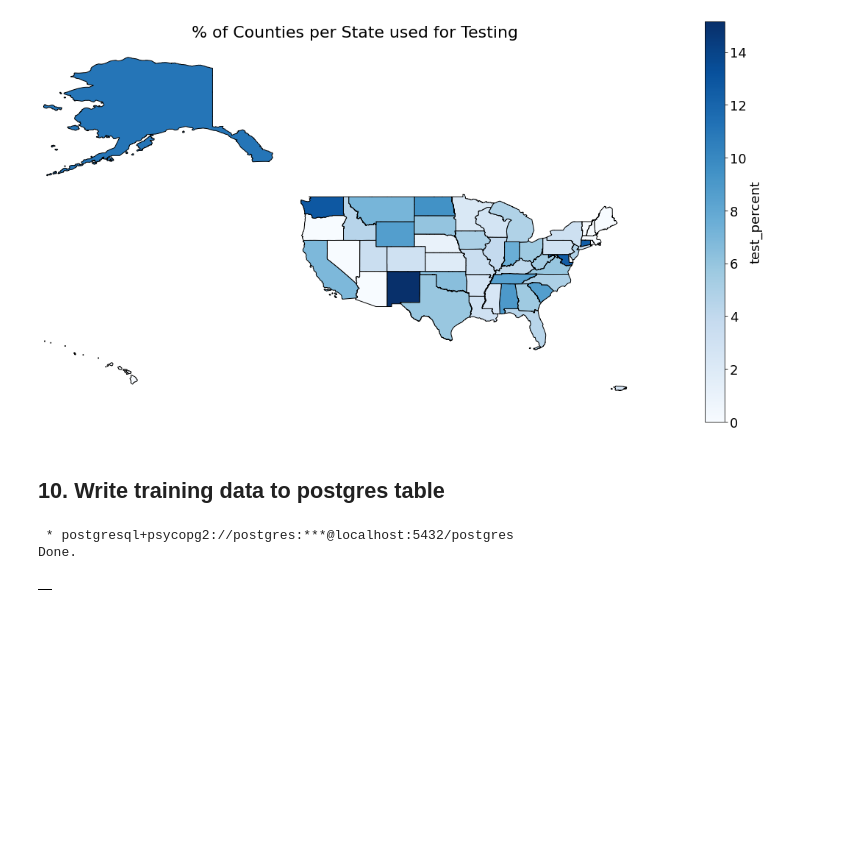
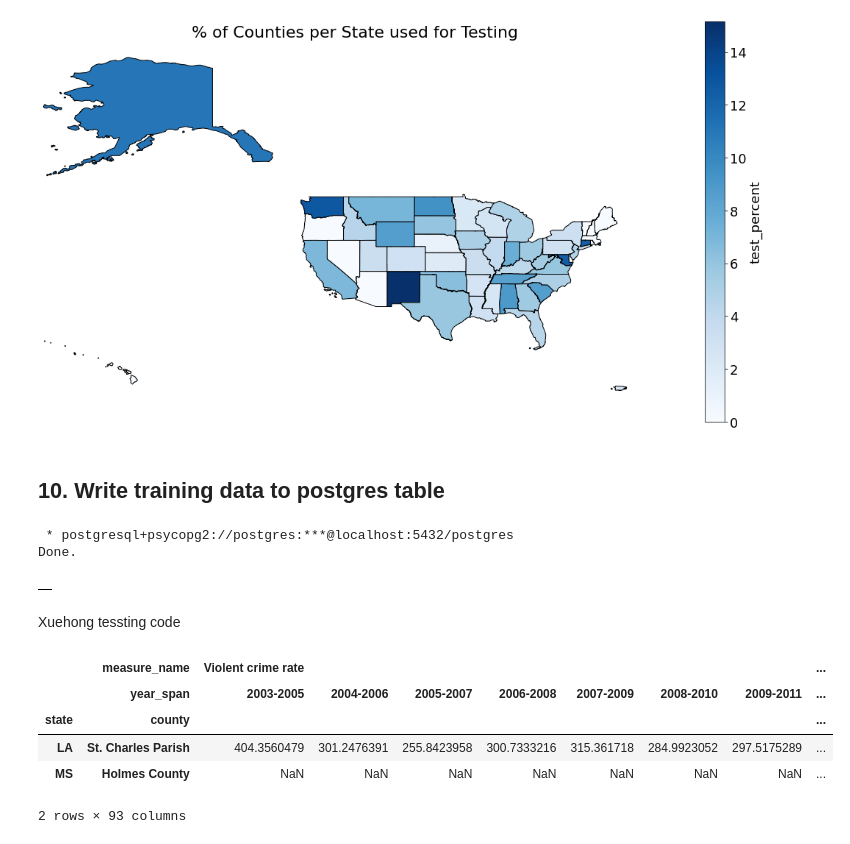
Before and after one commit to Xuehong-pdx/Collaborative-Projects, a Jupyter notebook: county_health_preprocessing.ipynb, the cells around one changed output. Saved outputs shown, nothing was run; the diff lists cells and outputs as text; code cells hidden in the pictures; blank space fills up the shorter version.

```diff
--- a/county_health_preprocessing.ipynb
+++ b/county_health_preprocessing.ipynb
@@ -501,3 +502,14 @@ CREATE SCHEMA IF NOT EXISTS train
  * postgresql+psycopg2://postgres:***@localhost:5432/postgres
 Done.
 |  |
+# %% [markdown]
+Xuehong tessting code
+# %%
+df_train.head(2)
+# %% [output]
+|  | measure_name | Violent crime rate |  |  |  |  |  |  | ... |
+|  | year_span | 2003-2005 | 2004-2006 | 2005-2007 | 2006-2008 | 2007-2009 | 2008-2010 | 2009-2011 | ... |
+| state | county |  |  |  |  |  |  |  | ... |
+| LA | St. Charles Parish | 404.3560479 | 301.2476391 | 255.8423958 | 300.7333216 | 315.361718 | 284.9923052 | 297.5175289 | ... |
+| MS | Holmes County | NaN | NaN | NaN | NaN | NaN | NaN | NaN | ... |
+2 rows × 93 columns
```
Also changed, not shown: parts of 5 cells of this notebook.
